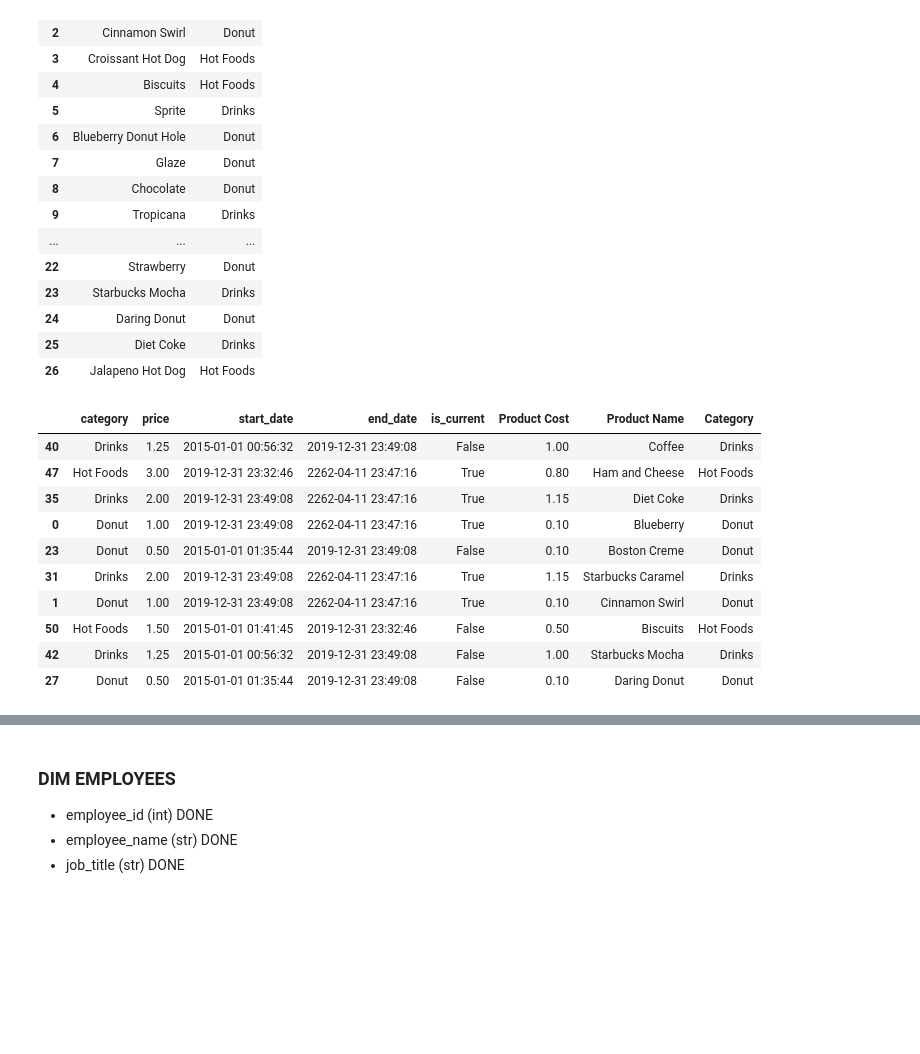
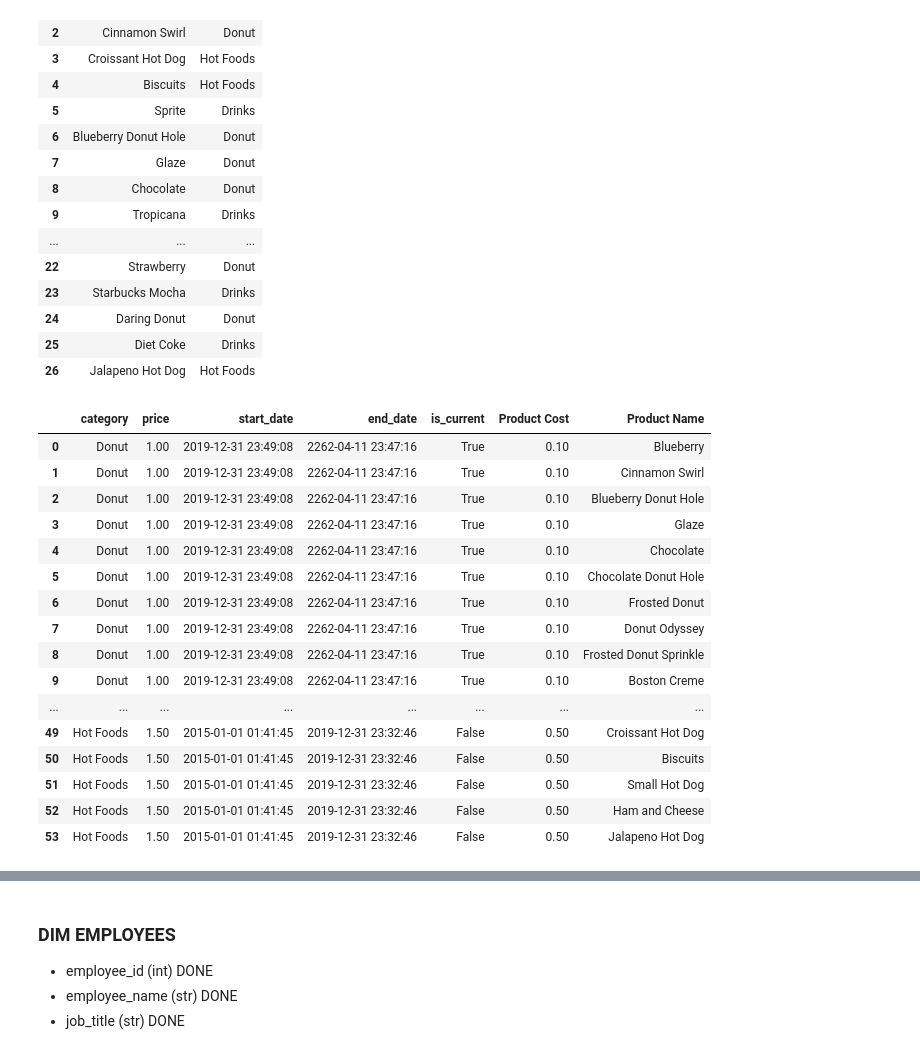
Before and after one commit to SaadNasir92/Donut-Shop-Dashboard, a Jupyter notebook: dataset_analysis.ipynb, the cells around one changed output, grey strips where cells are left out. Cells and saved outputs as stored; diff of their text form; code cells hidden in the pictures; blank space fills up the shorter version.

```diff
--- a/dataset_analysis.ipynb
+++ b/dataset_analysis.ipynb
@@ -235,17 +367,24 @@ products_list_df
 | 26 | Jalapeno Hot Dog | Hot Foods |
 # %%
 dim_prod_df = pd.merge(dim_prod_df, products_list_df, how='left', left_on='category', right_on='Category')
-# %%
-dim_prod_df.sample(10)
-# %% [output]
-|  | category | price | start_date | end_date | is_current | Product Cost | Product Name | Category |
-| 40 | Drinks | 1.25 | 2015-01-01 00:56:32 | 2019-12-31 23:49:08 | False | 1.00 | Coffee | Drinks |
-| 47 | Hot Foods | 3.00 | 2019-12-31 23:32:46 | 2262-04-11 23:47:16 | True | 0.80 | Ham and Cheese | Hot Foods |
-| 35 | Drinks | 2.00 | 2019-12-31 23:49:08 | 2262-04-11 23:47:16 | True | 1.15 | Diet Coke | Drinks |
-| 0 | Donut | 1.00 | 2019-12-31 23:49:08 | 2262-04-11 23:47:16 | True | 0.10 | Blueberry | Donut |
-| 23 | Donut | 0.50 | 2015-01-01 01:35:44 | 2019-12-31 23:49:08 | False | 0.10 | Boston Creme | Donut |
-| 31 | Drinks | 2.00 | 2019-12-31 23:49:08 | 2262-04-11 23:47:16 | True | 1.15 | Starbucks Caramel | Drinks |
-| 1 | Donut | 1.00 | 2019-12-31 23:49:08 | 2262-04-11 23:47:16 | True | 0.10 | Cinnamon Swirl | Donut |
-| 50 | Hot Foods | 1.50 | 2015-01-01 01:41:45 | 2019-12-31 23:32:46 | False | 0.50 | Biscuits | Hot Foods |
-| 42 | Drinks | 1.25 | 2015-01-01 00:56:32 | 2019-12-31 23:49:08 | False | 1.00 | Starbucks Mocha | Drinks |
-| 27 | Donut | 0.50 | 2015-01-01 01:35:44 | 2019-12-31 23:49:08 | False | 0.10 | Daring Donut | Donut |
+# %%
+dim_prod_df.drop(columns='Category', inplace=True)
+dim_prod_df
+# %% [output]
+|  | category | price | start_date | end_date | is_current | Product Cost | Product Name |
+| 0 | Donut | 1.00 | 2019-12-31 23:49:08 | 2262-04-11 23:47:16 | True | 0.10 | Blueberry |
+| 1 | Donut | 1.00 | 2019-12-31 23:49:08 | 2262-04-11 23:47:16 | True | 0.10 | Cinnamon Swirl |
+| 2 | Donut | 1.00 | 2019-12-31 23:49:08 | 2262-04-11 23:47:16 | True | 0.10 | Blueberry Donut Hole |
+| 3 | Donut | 1.00 | 2019-12-31 23:49:08 | 2262-04-11 23:47:16 | True | 0.10 | Glaze |
+| 4 | Donut | 1.00 | 2019-12-31 23:49:08 | 2262-04-11 23:47:16 | True | 0.10 | Chocolate |
+| 5 | Donut | 1.00 | 2019-12-31 23:49:08 | 2262-04-11 23:47:16 | True | 0.10 | Chocolate Donut Hole |
+| 6 | Donut | 1.00 | 2019-12-31 23:49:08 | 2262-04-11 23:47:16 | True | 0.10 | Frosted Donut |
+| 7 | Donut | 1.00 | 2019-12-31 23:49:08 | 2262-04-11 23:47:16 | True | 0.10 | Donut Odyssey |
+| 8 | Donut | 1.00 | 2019-12-31 23:49:08 | 2262-04-11 23:47:16 | True | 0.10 | Frosted Donut Sprinkle |
+| 9 | Donut | 1.00 | 2019-12-31 23:49:08 | 2262-04-11 23:47:16 | True | 0.10 | Boston Creme |
+| ... | ... | ... | ... | ... | ... | ... | ... |
+| 49 | Hot Foods | 1.50 | 2015-01-01 01:41:45 | 2019-12-31 23:32:46 | False | 0.50 | Croissant Hot Dog |
+| 50 | Hot Foods | 1.50 | 2015-01-01 01:41:45 | 2019-12-31 23:32:46 | False | 0.50 | Biscuits |
+| 51 | Hot Foods | 1.50 | 2015-01-01 01:41:45 | 2019-12-31 23:32:46 | False | 0.50 | Small Hot Dog |
+| 52 | Hot Foods | 1.50 | 2015-01-01 01:41:45 | 2019-12-31 23:32:46 | False | 0.50 | Ham and Cheese |
+| 53 | Hot Foods | 1.50 | 2015-01-01 01:41:45 | 2019-12-31 23:32:46 | False | 0.50 | Jalapeno Hot Dog |
```
Also changed, not shown: parts of 55 cells of this notebook, 5 other files.
